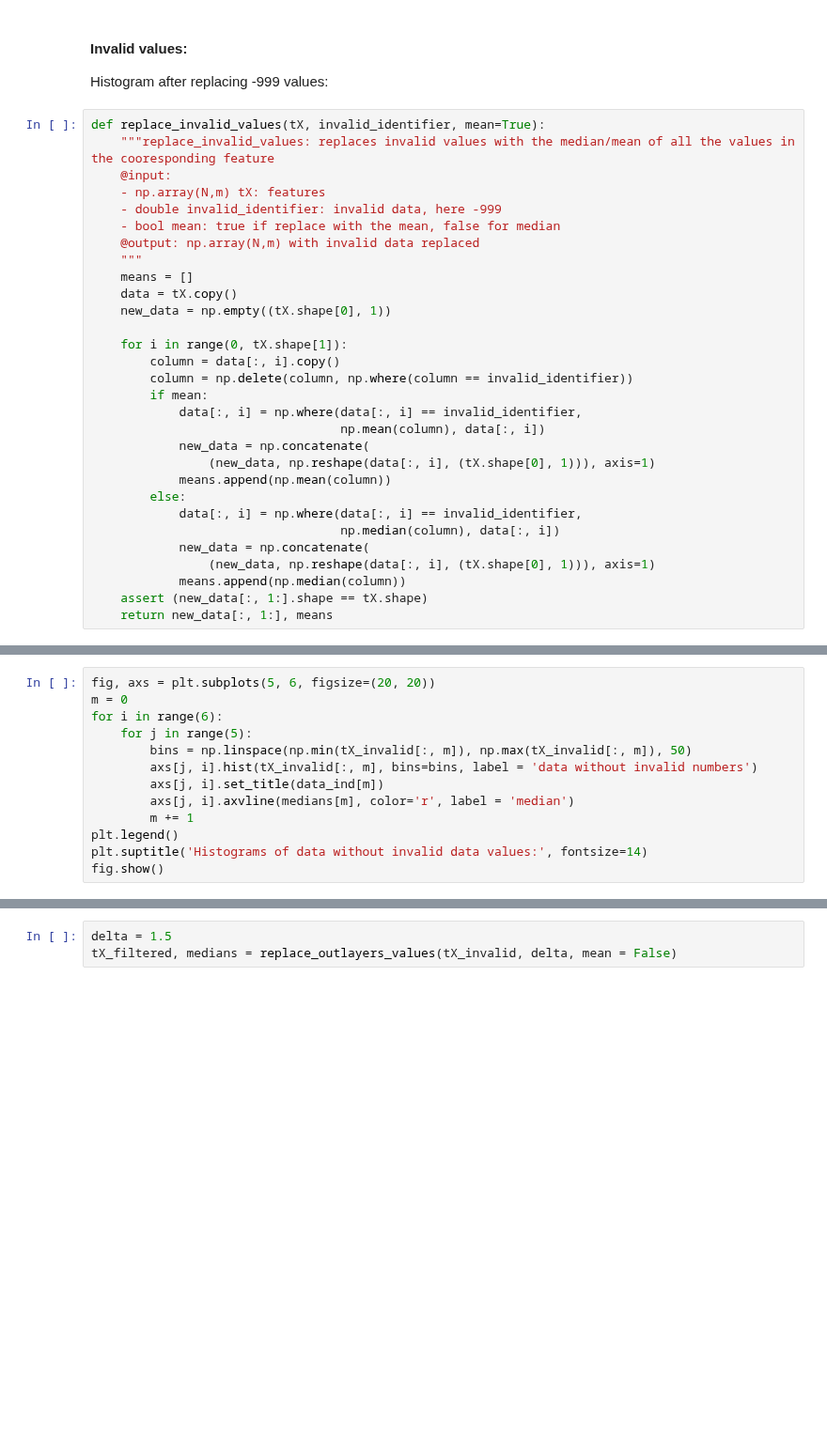
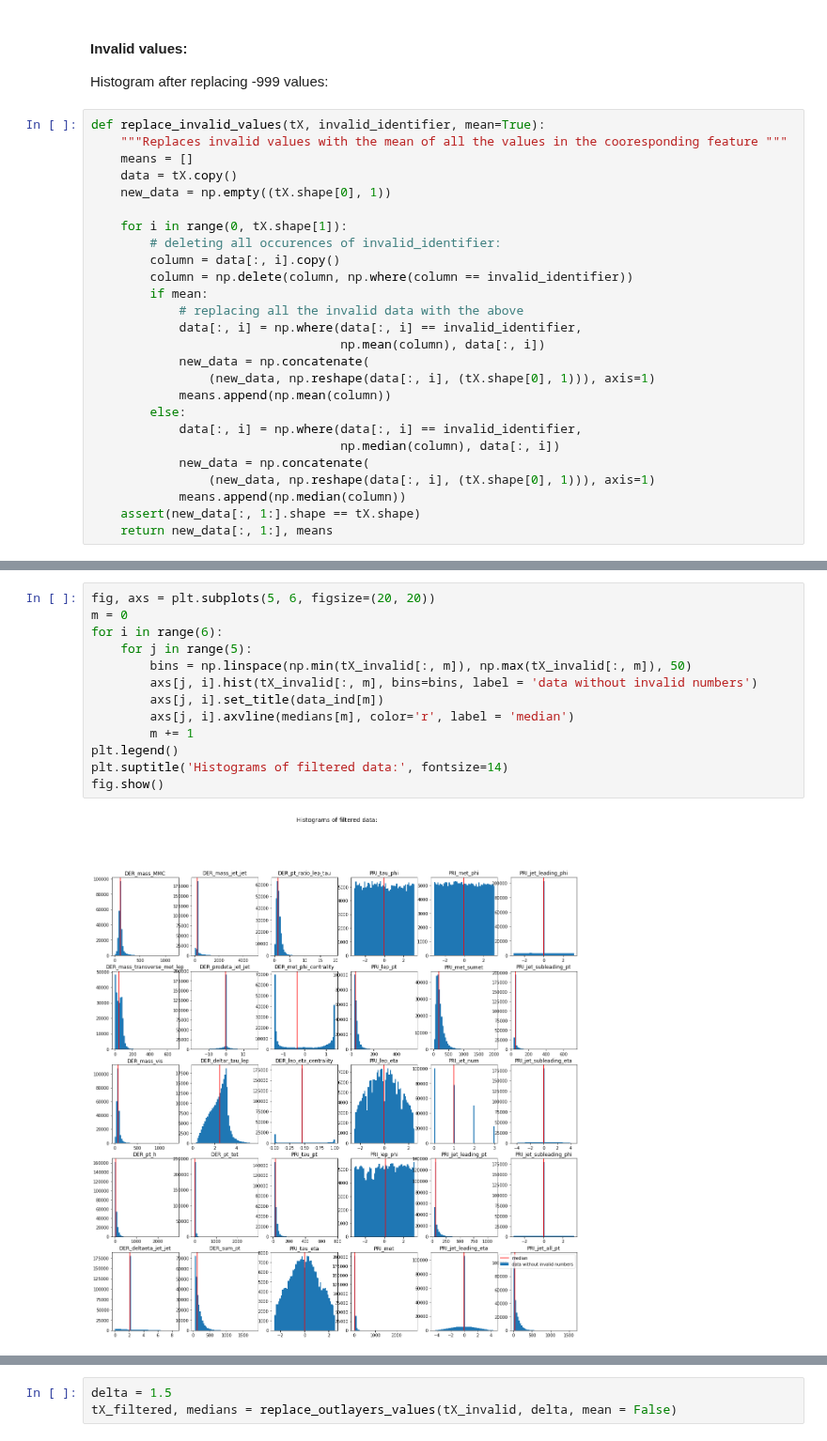
Before and after one commit to Dreyvor/ML_Project_1, a Jupyter notebook: source/project_1.ipynb, the cells around one changed output, grey strips where cells are left out. Shown at 94% size. Saved outputs shown, nothing was run; the diff lists cells and outputs as text; blank space fills up the shorter version.

```diff
--- a/source/project_1.ipynb
+++ b/source/project_1.ipynb
@@ -70,21 +74,17 @@ fig.show()
 Histogram after replacing -999 values:
 # %%
 def replace_invalid_values(tX, invalid_identifier, mean=True):
-    """replace_invalid_values: replaces invalid values with the median/mean of all the values in the cooresponding feature
-    @input:
-    - np.array(N,m) tX: features
-    - double invalid_identifier: invalid data, here -999
-    - bool mean: true if replace with the mean, false for median
-    @output: np.array(N,m) with invalid data replaced
-    """
+    """Replaces invalid values with the mean of all the values in the cooresponding feature """
     means = []
     data = tX.copy()
     new_data = np.empty((tX.shape[0], 1))
 
     for i in range(0, tX.shape[1]):
+        # deleting all occurences of invalid_identifier:
         column = data[:, i].copy()
         column = np.delete(column, np.where(column == invalid_identifier))
         if mean:
+            # replacing all the invalid data with the above
             data[:, i] = np.where(data[:, i] == invalid_identifier,
                                   np.mean(column), data[:, i])
             new_data = np.concatenate(
@@ -96,5 +96,5 @@ def replace_invalid_values(tX, invalid_identifier, mean=True):
             new_data = np.concatenate(
                 (new_data, np.reshape(data[:, i], (tX.shape[0], 1))), axis=1)
             means.append(np.median(column))
-    assert (new_data[:, 1:].shape == tX.shape)
+    assert(new_data[:, 1:].shape == tX.shape)
     return new_data[:, 1:], means
@@ -108,13 +106,15 @@ tX_invalid, medians = replace_invalid_values(tX,
 # %%
 fig, axs = plt.subplots(5, 6, figsize=(20, 20))
 m = 0
 for i in range(6):
     for j in range(5):
         bins = np.linspace(np.min(tX_invalid[:, m]), np.max(tX_invalid[:, m]), 50)
         axs[j, i].hist(tX_invalid[:, m], bins=bins, label = 'data without invalid numbers')
         axs[j, i].set_title(data_ind[m])
         axs[j, i].axvline(medians[m], color='r', label = 'median')
         m += 1
 plt.legend()
-plt.suptitle('Histograms of data without invalid data values:', fontsize=14)
+plt.suptitle('Histograms of filtered data:', fontsize=14)
 fig.show()
+# %% [output]
+[figure, added]
```
Also changed, not shown: parts of 53 cells of this notebook, 6 other files.
